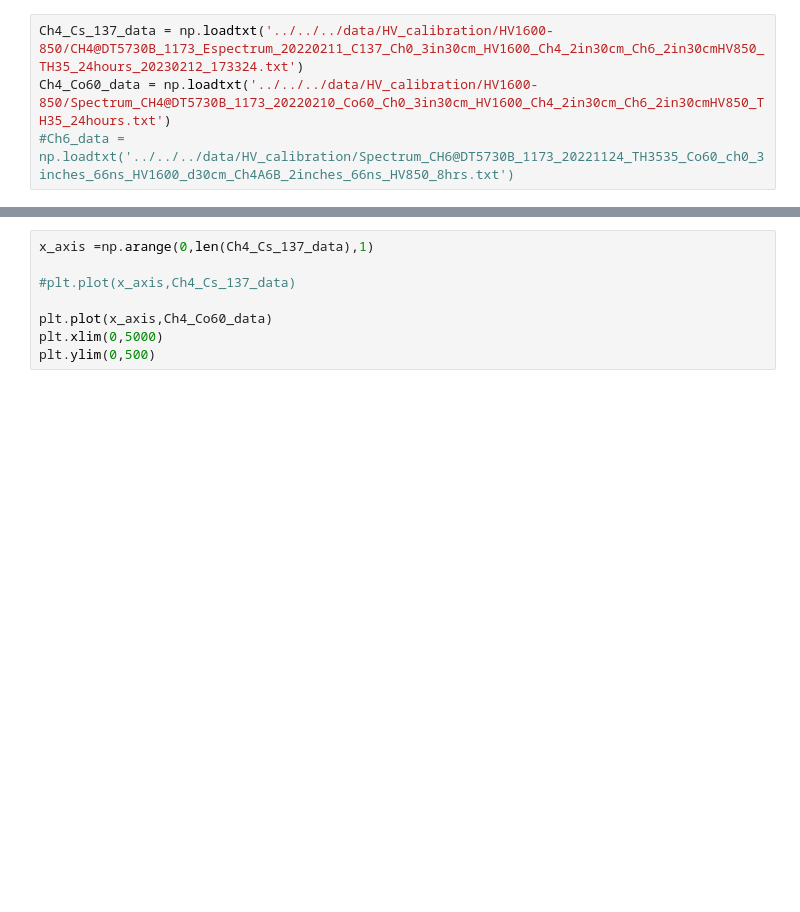
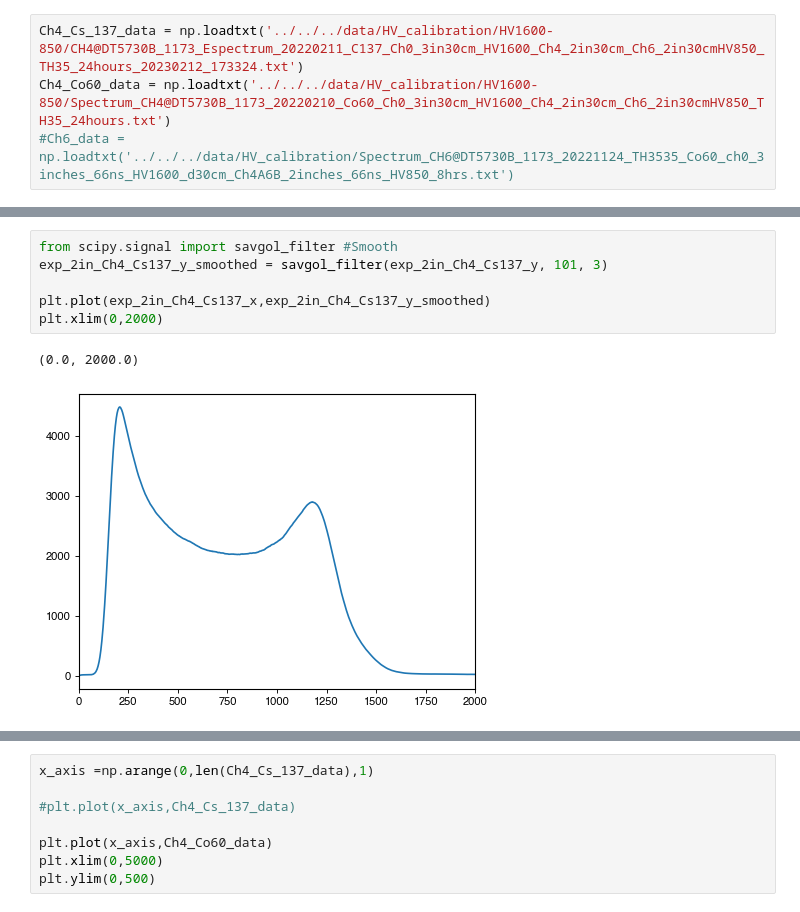
Before and after one commit to ShawnTHLIN/Neutron_research_code, a Jupyter notebook: Neutron_experiment/Calibration/Calibration_code.ipynb, the cells around one changed output, grey strips where cells are left out. Saved outputs shown, nothing was run; the diff lists cells and outputs as text; blank space fills up the shorter version.

```diff
--- a/Neutron_experiment/Calibration/Calibration_code.ipynb
+++ b/Neutron_experiment/Calibration/Calibration_code.ipynb
@@ -121,0 +166,9 @@ print(len(Ch4_Cs_137_data))
+# %%
+from scipy.signal import savgol_filter #Smooth
+exp_2in_Ch4_Cs137_y_smoothed = savgol_filter(exp_2in_Ch4_Cs137_y, 101, 3)
+
+plt.plot(exp_2in_Ch4_Cs137_x,exp_2in_Ch4_Cs137_y_smoothed)
+plt.xlim(0,2000)
+# %% [output]
+(0.0, 2000.0)
+[figure, added]
```
Also changed, not shown: parts of 75 cells of this notebook, 3 other files.
